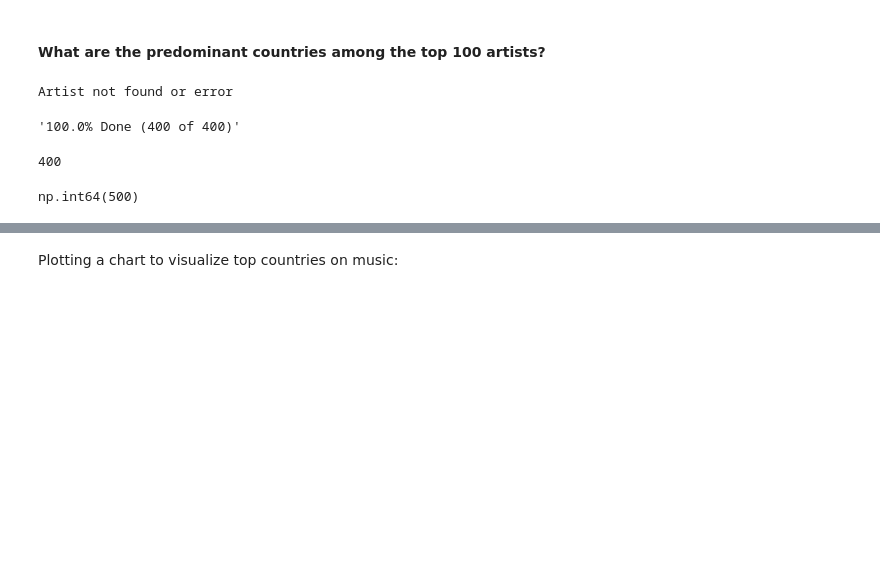
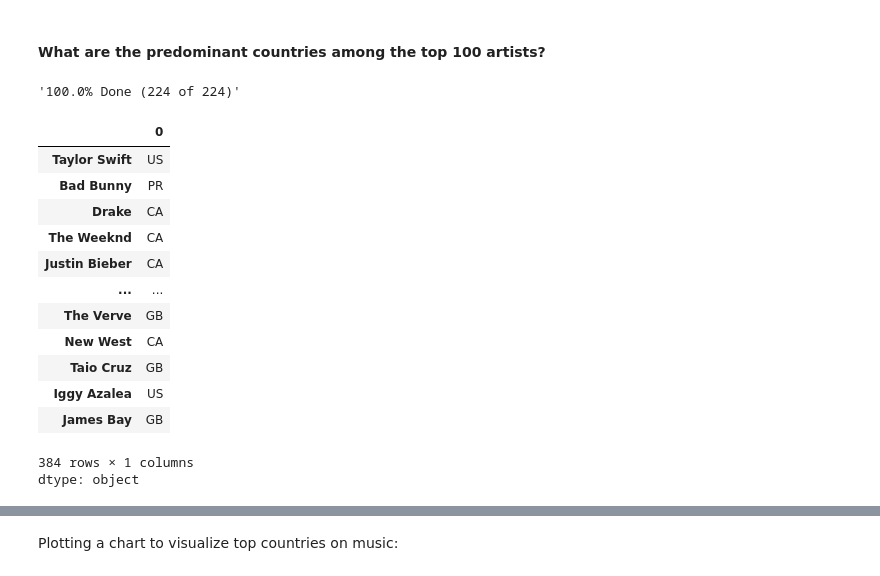
Before and after one commit to prokope/learning-data-science, a Jupyter notebook: eda.ipynb, the cells around one changed output, grey strips where cells are left out. Cells and saved outputs as stored; diff of their text form; code cells hidden in the pictures; blank space fills up the shorter version.

```diff
--- a/eda.ipynb
+++ b/eda.ipynb
@@ -620,7 +620,10 @@ Text(0.5, 1.0, 'Top genres on top 100 artists')
 # %%
 from time import sleep
 # %%
+                                 # Lista artistas, Series de nacionalidades {'artista': 'pais'}
 def request_artists_nationalities(artists_list, artists_nationalities):
+  display(artists_nationalities)
+  sleep(10)
   url = 'https://musicbrainz.org/ws/2/artist'
 
   headers = {
@@ -677,30 +680,35 @@ def request_artists_nationalities(artists_list, artists_nationalities):
 
   return artists_nationalities
 # %%
-artists_list = artist_popularity_metrics.iloc[:400].index.to_list()
+artists_list = artist_popularity_metrics.iloc[:500].index.to_list()
 artists_nationalities = pd.Series([np.nan for artist in artists_list])
 artists_nationalities.index = artists_list
-
-artists_nationalities = request_artists_nationalities(artists_nationalities, artists_list)
+valid_artists_nationalities = pd.Series()
-# %% [output]
-Artist not found or error
-'100.0% Done (400 of 400)'
-# %%
-display(len(artists_nationalities))
-# %% [output]
-400
-# %%
-artists_nationalities_notnan = artists_nationalities[artists_nationalities.isna() == False]
-
-if (len(artists_nationalities_notnan) < 400):
-  diferença = artists_nationalities[~artists_nationalities.index.isin(artists_nationalities_notnan.index)]
-  artists_nationalities = artists_nationalities[artists_nationalities.isna()]
-  artists_list = artists_nationalities.index.to_list()
-  artists_nationalities = request_artists_nationalities(artists_nationalities, artists_list)
-
-# adiciono os novos valores no artists_not_nan
-# %%
-artists_nationalities.isna().sum() # 245
-# %% [output]
-np.int64(500)
+# %%
+while (len(valid_artists_nationalities) < 350):
+  if len(valid_artists_nationalities):
+    artists_nationalities = artists_nationalities.drop(labels=(valid_artists_nationalities.index.to_list()))
+    artists_list = artists_nationalities.index.to_list()
+
+  artists_nationalities = request_artists_nationalities(artists_list, artists_nationalities)
+  valid_artists_nationalities = pd.concat([valid_artists_nationalities, artists_nationalities[artists_nationalities.isna() == False]])
+# %% [output]
+'100.0% Done (224 of 224)'
+# %%
+valid_artists_nationalities
+# %% [output]
+|  | 0 |
+| Taylor Swift | US |
+| Bad Bunny | PR |
+| Drake | CA |
+| The Weeknd | CA |
+| Justin Bieber | CA |
+| ... | ... |
+| The Verve | GB |
+| New West | CA |
+| Taio Cruz | GB |
+| Iggy Azalea | US |
+| James Bay | GB |
+384 rows × 1 columns
+dtype: object
 # %%
```
Also changed, not shown: parts of 14 cells of this notebook.
